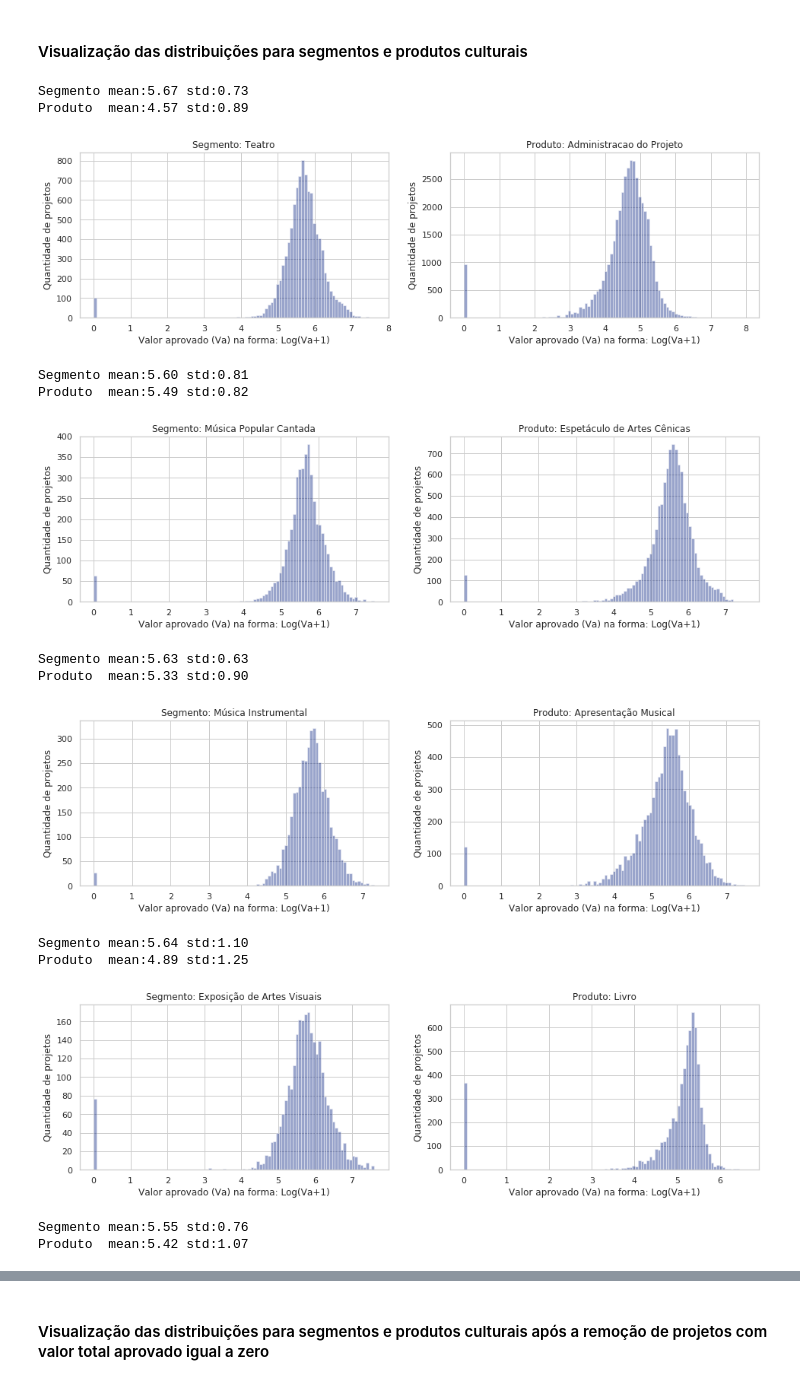
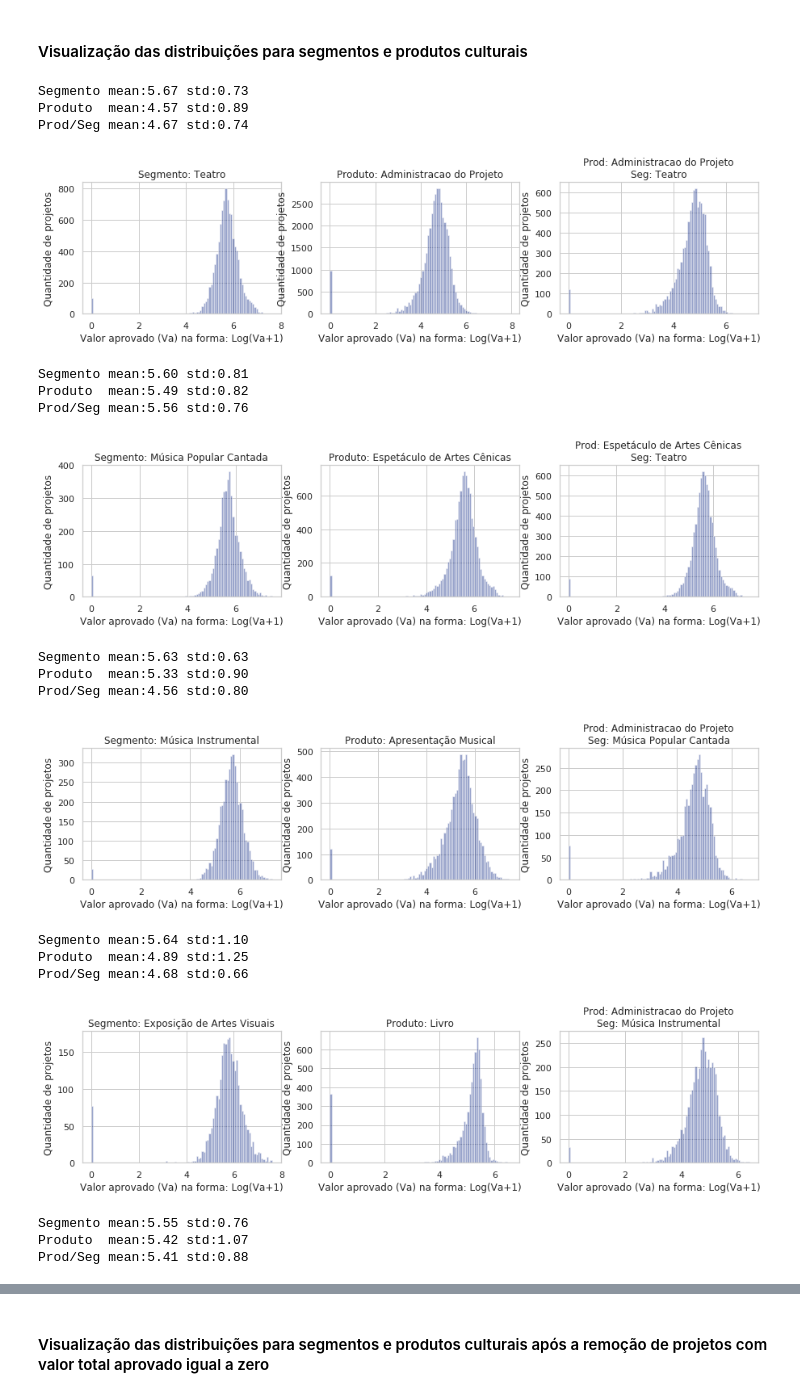
Before and after one commit to lappis-unb/salic-ml, a Jupyter notebook: notebooks/report/comparison_product_segment.ipynb, the cells around one changed output, grey strips where cells are left out. Cells and saved outputs as stored; diff of their text form; code cells hidden in the pictures.

Commit message:
update comparison of product/segment

```diff
--- a/notebooks/report/comparison_product_segment.ipynb
+++ b/notebooks/report/comparison_product_segment.ipynb
@@ -106,0 +109,4 @@ segments.head()
+# %%
+projects_by_prodseg = df[['PRONAC', 'idSegmento', 'idProduto', 'VlTotalAprovado']]
+projects_by_prodseg = projects_by_prodseg.groupby(['idSegmento', 'idProduto', 'PRONAC']).sum()
+projects_by_prodseg.head()
@@ -106,0 +123,9 @@ segments.head()
+# %%
+prodsegs = df[['idSegmento', 'Segmento', 'idProduto', 'Produto', 'PRONAC']].drop_duplicates()
+prodsegs = prodsegs.groupby(['idSegmento', 'Segmento', 'idProduto', 'Produto']).count()
+prodsegs = prodsegs.rename(columns={'PRONAC': 'numOccurrences'})
+prodsegs = prodsegs.reset_index(level='Segmento')
+prodsegs = prodsegs.reset_index(level='Produto')
+prodsegs = prodsegs.sort_values(by='numOccurrences', ascending=False)
+print(prodsegs.shape)
+prodsegs.head()
@@ -114,44 +148,59 @@ Nesta etapa, analisaremos o valor total de gastos aprovado dos projetos dos prin
 # %%
 NUM_LINES = 10
 
 for line in range(NUM_LINES):
     segment = segments.iloc[line]
     projects_segm = np.log10(1 + projects_by_segment.loc[segment.name]['VlTotalAprovado'])
     product = products.iloc[line]
     projects_prod = np.log10(1 + projects_by_product.loc[product.name]['VlTotalAprovado'])
+    prodseg = prodsegs.iloc[line]
+    projects_prodseg = np.log10(1 + projects_by_prodseg.loc[prodseg.name]['VlTotalAprovado'])
 
     print('Segmento mean:%.2lf std:%.2lf' % (projects_segm.mean(), projects_segm.std()))
     print('Produto  mean:%.2lf std:%.2lf' % (projects_prod.mean(), projects_prod.std()))
+    print('Prod/Seg mean:%.2lf std:%.2lf' % (projects_prodseg.mean(), projects_prodseg.std()))
 
     sns.set(style='whitegrid', palette='dark')
-    f, ax = plt.subplots(figsize=(16, 4))
+    f, ax = plt.subplots(figsize=(15, 3))
 
-    plt.subplot(1, 2, 1)
+    plt.subplot(1, 3, 1)
     sns.distplot(projects_segm, bins=100, kde=False)
     plt.title('Segmento: ' + segment['Segmento'])
     plt.ylabel('Quantidade de projetos')
     plt.xlabel('Valor aprovado (Va) na forma: Log(Va+1)')
     plt.grid(True)
 
-    plt.subplot(1, 2, 2)
+    plt.subplot(1, 3, 2)
     sns.distplot(projects_prod, bins=100, kde=False)
     plt.title('Produto: ' + product['Produto'])
     plt.ylabel('Quantidade de projetos')
     plt.xlabel('Valor aprovado (Va) na forma: Log(Va+1)')
     plt.grid(True)
+
+    plt.subplot(1, 3, 3)
+    sns.distplot(projects_prodseg, bins=100, kde=False)
+    plt.title('Prod: ' + prodseg['Produto'] + '\nSeg: ' + prodseg['Segmento'])
+    plt.ylabel('Quantidade de projetos')
+    plt.xlabel('Valor aprovado (Va) na forma: Log(Va+1)')
+    plt.grid(True)
     plt.show()
 # %% [output]
 Segmento mean:5.67 std:0.73
 Produto  mean:4.57 std:0.89
+Prod/Seg mean:4.67 std:0.74
-[figure, old version]
+[figure, new version]
 Segmento mean:5.60 std:0.81
 Produto  mean:5.49 std:0.82
+Prod/Seg mean:5.56 std:0.76
-[figure, old version]
+[figure, new version]
 Segmento mean:5.63 std:0.63
 Produto  mean:5.33 std:0.90
+Prod/Seg mean:4.56 std:0.80
-[figure, old version]
+[figure, new version]
 Segmento mean:5.64 std:1.10
 Produto  mean:4.89 std:1.25
+Prod/Seg mean:4.68 std:0.66
-[figure, old version]
+[figure, new version]
 Segmento mean:5.55 std:0.76
 Produto  mean:5.42 std:1.07
+Prod/Seg mean:5.41 std:0.88
```
Also changed, not shown: parts of 8 cells of this notebook.
